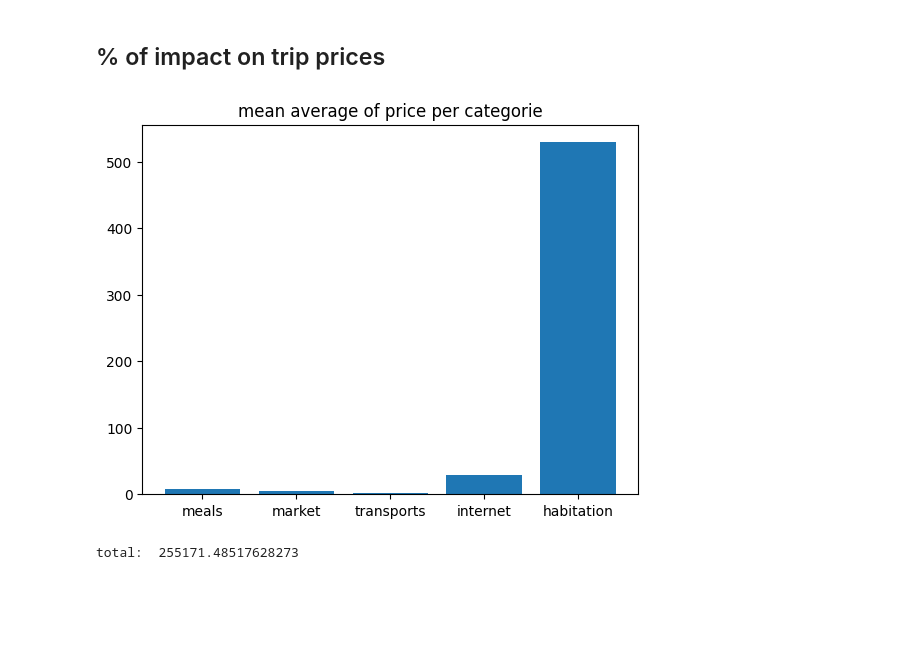
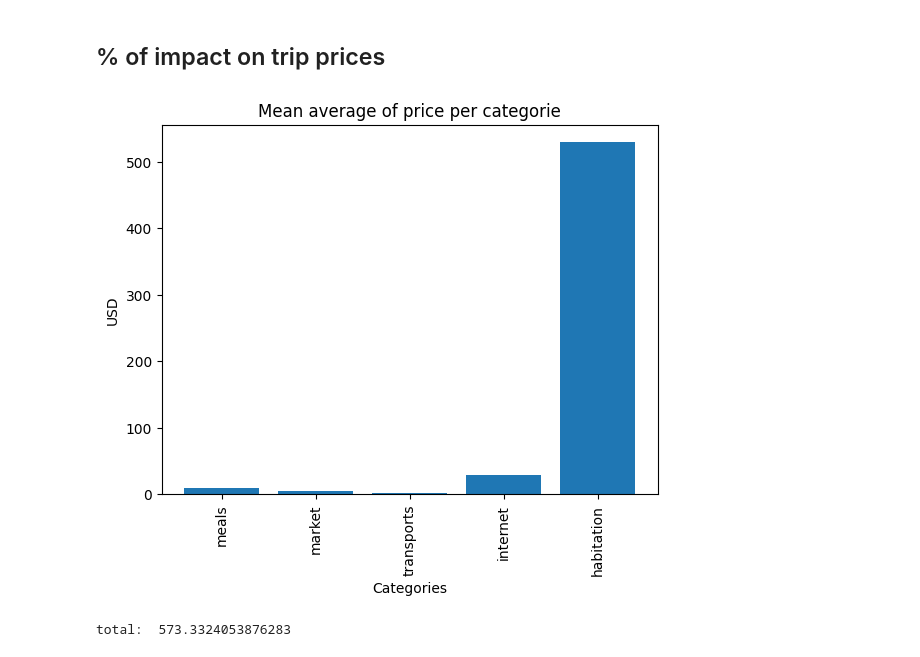
Before and after one commit to Sircarrasco/VAD.PROJETO, a Jupyter notebook: src/tst/dataset_analysis.ipynb, the cells around one changed output. Saved outputs shown, nothing was run; the diff lists cells and outputs as text; code cells hidden in the pictures; blank space fills up the shorter version.

```diff
--- a/src/tst/dataset_analysis.ipynb
+++ b/src/tst/dataset_analysis.ipynb
@@ -179,8 +179,10 @@ data2
 # sum all the columns for each row in the dataset
 data[aux].sum(axis=1)
 
+aux = ['x1', 'x2', 'x8', 'x38', 'x48']
+
 # add the sum to a new column in the dataset
-data["Average_cost"] = data[columns].sum(axis=1)
+data["Average_cost"] = data[aux].sum(axis=1)
 # %%
 # plot the mean of each country
 # create a list of values to plot
@@ -208,38 +224,39 @@ plt.show()
 # %%
 # Extract the columns from the dataset and put them into categories
 meals = [1, 2, 3, 4, 5, 6, 7, 8]
 market = [9, 10, 11, 12]
 transports = [13, 14, 15]
 internet = [16, 17]
 habitation = [18, 19]
 
 # plot the mean of each categorie
 # create a list of values to plot
 values = [data.iloc[:,meals].mean().mean(),
           data.iloc[:,market].mean().mean(),
           data.iloc[:,transports].mean().mean(),
           data.iloc[:,internet].mean().mean(),
           data.iloc[:,habitation].mean().mean()]
 
 # create a list of labels for each value
 labels = ["meals", "market", "transports", "internet", "habitation"]
-
+plt.xticks(rotation=90)
 # create a bar plot
 plt.bar(labels, values)
-
+plt.ylabel('USD')
+plt.xlabel('Categories')
 # add a title to the chart
-plt.title('mean average of price per categorie')
+plt.title('Mean average of price per categorie')
 
 # show the chart
 plt.show()
 # %% [output]
-[figure, old version]
+[figure, new version]
 # %%
-perc_meals      = data.iloc[:,meals].sum().sum()
-perc_market     = data.iloc[:,market].sum().sum()
-perc_transports = data.iloc[:,transports].sum().sum()
-perc_internet   = data.iloc[:,internet].sum().sum()
-perc_habitation = data.iloc[:,habitation].sum().sum()
+perc_meals      = data.iloc[:,meals].mean().mean()
+perc_market     = data.iloc[:,market].mean().mean()
+perc_transports = data.iloc[:,transports].mean().mean()
+perc_internet   = data.iloc[:,internet].mean().mean()
+perc_habitation = data.iloc[:,habitation].mean().mean()
 
 total = perc_meals + perc_market + perc_transports + perc_internet + perc_habitation
 print("total: ", total)
@@ -250,7 +267,7 @@ perc_transports  = 100 * perc_transports / total
 perc_internet    = 100 * perc_internet   / total
 perc_habitation  = 100 * perc_habitation / total
 # %% [output]
-total:  255171.48517628273
+total:  573.3324053876283
 # %%
 # printing the categories percentage
 print("percentage for meals: "      , perc_meals)
```
Also changed, not shown: parts of 4 cells of this notebook, 4 other files.
